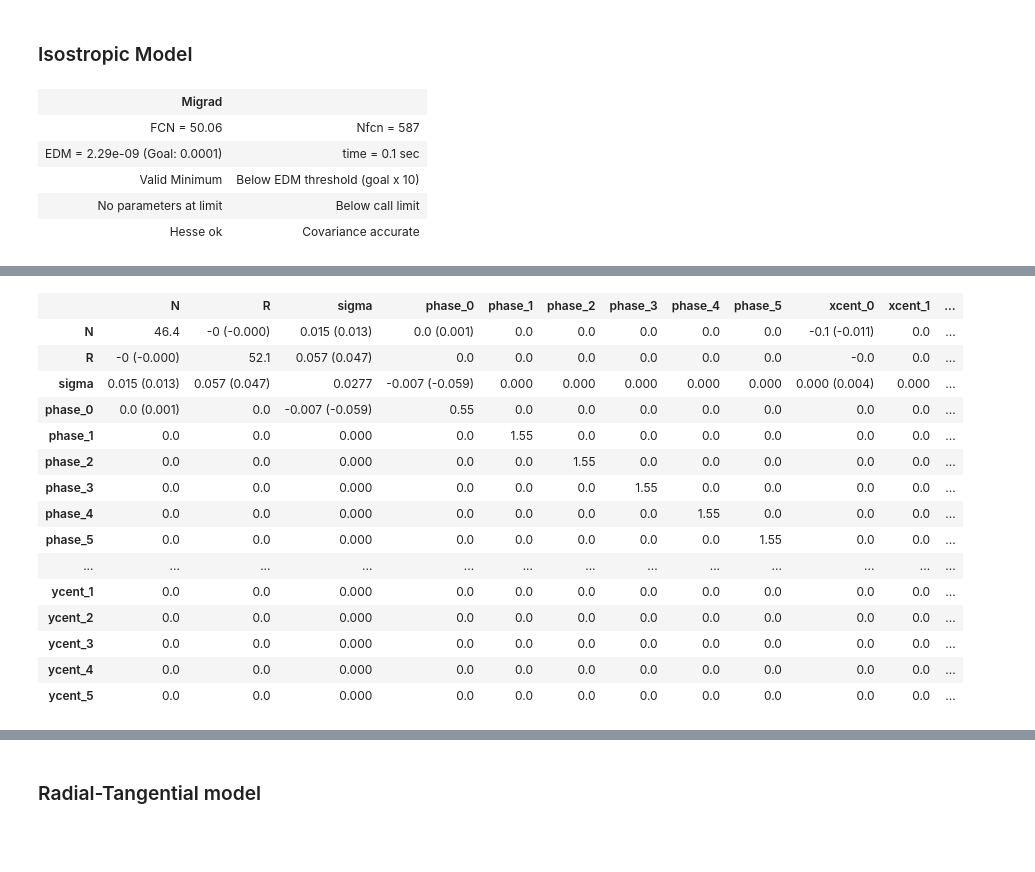
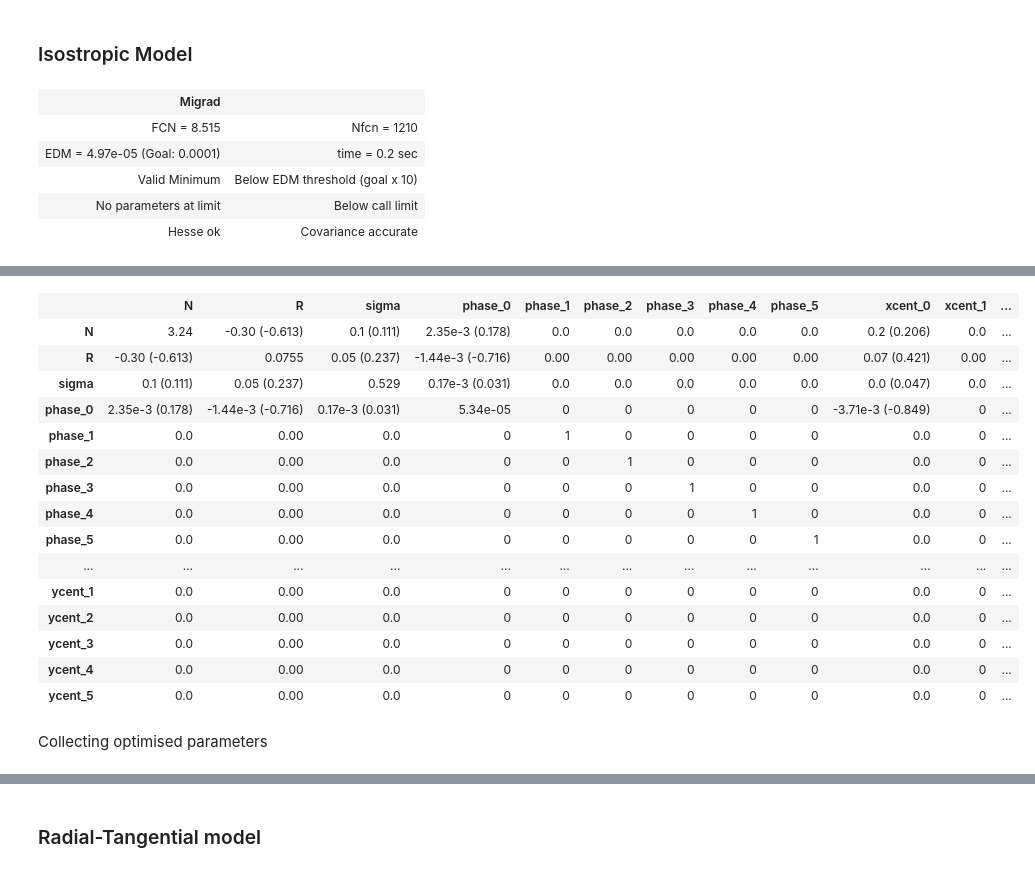
Before and after one commit to MatteoMancini01/S2_Cw, a Jupyter notebook: NoteBook.ipynb, the cells around one changed output, grey strips where cells are left out. Saved outputs shown, nothing was run; the diff lists cells and outputs as text; code cells hidden in the pictures; blank space fills up the shorter version.

```diff
--- a/NoteBook.ipynb
+++ b/NoteBook.ipynb
@@ -321,8 +321,6 @@ def log_likelihood_rt(params, data, N):
 # %% [markdown]
 ### Gaussian Log-Likelihood for Isometric Model (code from paper modified and not jaxified)
 # %%
-
-
 def log_likelihood_isotropic(params, data, N):
     '''
     Compute log-likelihood for the isotropic Gaussian error model.
@@ -358,12 +356,8 @@ def log_likelihood_isotropic(params, data, N):
         # Get predicted positions from the model
         m_x, m_y = model(x, y, R, phis[:len(x)], xcents[i], ycents[i], phases[i])
 
-        # Compute errors
-        e_x = m_x - x
-        e_y = m_y - y
-
         # Isotropic Gaussian exponent
-        exponent = -invsig*(e_x**2 + e_y**2)
+        exponent = -invsig*(m_x**2 + m_y**2)
 
         # Accumulate log-likelihood
         exp_likelihood += np.sum(exponent)
@@ -393,7 +420,7 @@ sub_data.shape # Quick check
 import numpy as np
 from iminuit import Minuit
 
-def neg_log_likelihood(N, R, sigma,
+def neg_log_likelihood_is(N, R, sigma,
                        phase_0, phase_1, phase_2, phase_3, phase_4, phase_5,
                        xcent_0, xcent_1, xcent_2, xcent_3, xcent_4, xcent_5,
                        ycent_0, ycent_1, ycent_2, ycent_3, ycent_4, ycent_5):
@@ -401,14 +428,12 @@ def neg_log_likelihood(N, R, sigma,
     Compute the negative log-likelihood for 6 sections dynamically.
 
     Parameters:
-    ----------
-    R, sigma_r, sigma_t : float
+    N, R, sigma_r, sigma_t : float
         Model parameters for ring radius and error standard deviations.
     phase_i, xcent_i, ycent_i : float
         Phase shifts and translations for each of the 6 sections.
 
     Returns:
-    -------
     float
         Negative log-likelihood value (to be minimized by iminuit).
     """
@@ -436,7 +461,7 @@ data = [(sub_data['Mean(X)'], sub_data['Mean(Y)'])]
 # Initial parameter estimates for 6 sections
 N = 355
 R_init = 77.0
-sigma_init = 0.02
+sigma_init = 0.1
 phases_init = [-2.53, -2.53, -2.53, -2.54, -2.55, -2.55]
 xcents_init = [79, 79, 79, 81, 81, 83]
 ycents_init = [136, 135, 135, 136, 135, 136]
@@ -444,7 +469,7 @@ ycents_init = [136, 135, 135, 136, 135, 136]
 # Combine parameters into one list
 init_params = [N, R_init, sigma_init, *phases_init, *xcents_init, *ycents_init]
 
-m = Minuit(neg_log_likelihood,
+m_is = Minuit(neg_log_likelihood_is,
            N=init_params[0], R=init_params[1], sigma=init_params[2],
            phase_0=init_params[3], phase_1=init_params[4], phase_2=init_params[5],
            phase_3=init_params[6], phase_4=init_params[7], phase_5=init_params[8],
@@ -454,18 +479,18 @@ m = Minuit(neg_log_likelihood,
            ycent_3=init_params[18], ycent_4=init_params[19], ycent_5=init_params[20])
 
 # Define likelihood optimization settings
-m.errordef = Minuit.LIKELIHOOD
-m.limits['N'] = (345, 365)  # Set realistic bounds for N
-m.limits['R'] = (60, 80)
-m.limits['sigma'] = (0, None)  # sigma must be positive
+m_is.errordef = Minuit.LIKELIHOOD
+m_is.limits['N'] = (345, 365)  # Set realistic bounds for N
+m_is.limits['R'] = (60, 80)
+m_is.limits['sigma'] = (0, None)  # sigma must be positive
 
 
 # Run the minimization
-m.migrad()
+m_is.migrad()
 # %% [output]
 | Migrad |  |
-| FCN = 50.06 | Nfcn = 587 |
-| EDM = 2.29e-09 (Goal: 0.0001) | time = 0.1 sec |
+| FCN = 8.515 | Nfcn = 1210 |
+| EDM = 4.97e-05 (Goal: 0.0001) | time = 0.2 sec |
 | Valid Minimum | Below EDM threshold (goal x 10) |
 | No parameters at limit | Below call limit |
 | Hesse ok | Covariance accurate |
@@ -488,16 +513,18 @@ m.migrad()
 |  | N | R | sigma | phase_0 | phase_1 | phase_2 | phase_3 | phase_4 | phase_5 | xcent_0 | xcent_1 | ... |
-| N | 46.4 | -0 (-0.000) | 0.015 (0.013) | 0.0 (0.001) | 0.0 | 0.0 | 0.0 | 0.0 | 0.0 | -0.1 (-0.011) | 0.0 | ... |
-| R | -0 (-0.000) | 52.1 | 0.057 (0.047) | 0.0 | 0.0 | 0.0 | 0.0 | 0.0 | 0.0 | -0.0 | 0.0 | ... |
-| sigma | 0.015 (0.013) | 0.057 (0.047) | 0.0277 | -0.007 (-0.059) | 0.000 | 0.000 | 0.000 | 0.000 | 0.000 | 0.000 (0.004) | 0.000 | ... |
-| phase_0 | 0.0 (0.001) | 0.0 | -0.007 (-0.059) | 0.55 | 0.0 | 0.0 | 0.0 | 0.0 | 0.0 | 0.0 | 0.0 | ... |
-| phase_1 | 0.0 | 0.0 | 0.000 | 0.0 | 1.55 | 0.0 | 0.0 | 0.0 | 0.0 | 0.0 | 0.0 | ... |
-| phase_2 | 0.0 | 0.0 | 0.000 | 0.0 | 0.0 | 1.55 | 0.0 | 0.0 | 0.0 | 0.0 | 0.0 | ... |
-| phase_3 | 0.0 | 0.0 | 0.000 | 0.0 | 0.0 | 0.0 | 1.55 | 0.0 | 0.0 | 0.0 | 0.0 | ... |
-| phase_4 | 0.0 | 0.0 | 0.000 | 0.0 | 0.0 | 0.0 | 0.0 | 1.55 | 0.0 | 0.0 | 0.0 | ... |
-| phase_5 | 0.0 | 0.0 | 0.000 | 0.0 | 0.0 | 0.0 | 0.0 | 0.0 | 1.55 | 0.0 | 0.0 | ... |
+| N | 3.24 | -0.30 (-0.613) | 0.1 (0.111) | 2.35e-3 (0.178) | 0.0 | 0.0 | 0.0 | 0.0 | 0.0 | 0.2 (0.206) | 0.0 | ... |
+| R | -0.30 (-0.613) | 0.0755 | 0.05 (0.237) | -1.44e-3 (-0.716) | 0.00 | 0.00 | 0.00 | 0.00 | 0.00 | 0.07 (0.421) | 0.00 | ... |
+| sigma | 0.1 (0.111) | 0.05 (0.237) | 0.529 | 0.17e-3 (0.031) | 0.0 | 0.0 | 0.0 | 0.0 | 0.0 | 0.0 (0.047) | 0.0 | ... |
+| phase_0 | 2.35e-3 (0.178) | -1.44e-3 (-0.716) | 0.17e-3 (0.031) | 5.34e-05 | 0 | 0 | 0 | 0 | 0 | -3.71e-3 (-0.849) | 0 | ... |
+| phase_1 | 0.0 | 0.00 | 0.0 | 0 | 1 | 0 | 0 | 0 | 0 | 0.0 | 0 | ... |
+| phase_2 | 0.0 | 0.00 | 0.0 | 0 | 0 | 1 | 0 | 0 | 0 | 0.0 | 0 | ... |
+| phase_3 | 0.0 | 0.00 | 0.0 | 0 | 0 | 0 | 1 | 0 | 0 | 0.0 | 0 | ... |
+| phase_4 | 0.0 | 0.00 | 0.0 | 0 | 0 | 0 | 0 | 1 | 0 | 0.0 | 0 | ... |
+| phase_5 | 0.0 | 0.00 | 0.0 | 0 | 0 | 0 | 0 | 0 | 1 | 0.0 | 0 | ... |
 | ... | ... | ... | ... | ... | ... | ... | ... | ... | ... | ... | ... | ... |
-| ycent_1 | 0.0 | 0.0 | 0.000 | 0.0 | 0.0 | 0.0 | 0.0 | 0.0 | 0.0 | 0.0 | 0.0 | ... |
-| ycent_2 | 0.0 | 0.0 | 0.000 | 0.0 | 0.0 | 0.0 | 0.0 | 0.0 | 0.0 | 0.0 | 0.0 | ... |
-| ycent_3 | 0.0 | 0.0 | 0.000 | 0.0 | 0.0 | 0.0 | 0.0 | 0.0 | 0.0 | 0.0 | 0.0 | ... |
-| ycent_4 | 0.0 | 0.0 | 0.000 | 0.0 | 0.0 | 0.0 | 0.0 | 0.0 | 0.0 | 0.0 | 0.0 | ... |
-| ycent_5 | 0.0 | 0.0 | 0.000 | 0.0 | 0.0 | 0.0 | 0.0 | 0.0 | 0.0 | 0.0 | 0.0 | ... |
+| ycent_1 | 0.0 | 0.00 | 0.0 | 0 | 0 | 0 | 0 | 0 | 0 | 0.0 | 0 | ... |
+| ycent_2 | 0.0 | 0.00 | 0.0 | 0 | 0 | 0 | 0 | 0 | 0 | 0.0 | 0 | ... |
+| ycent_3 | 0.0 | 0.00 | 0.0 | 0 | 0 | 0 | 0 | 0 | 0 | 0.0 | 0 | ... |
+| ycent_4 | 0.0 | 0.00 | 0.0 | 0 | 0 | 0 | 0 | 0 | 0 | 0.0 | 0 | ... |
+| ycent_5 | 0.0 | 0.00 | 0.0 | 0 | 0 | 0 | 0 | 0 | 0 | 0.0 | 0 | ... |
+# %% [markdown]
+Collecting optimised parameters
```
Also changed, not shown: parts of 11 cells of this notebook.
